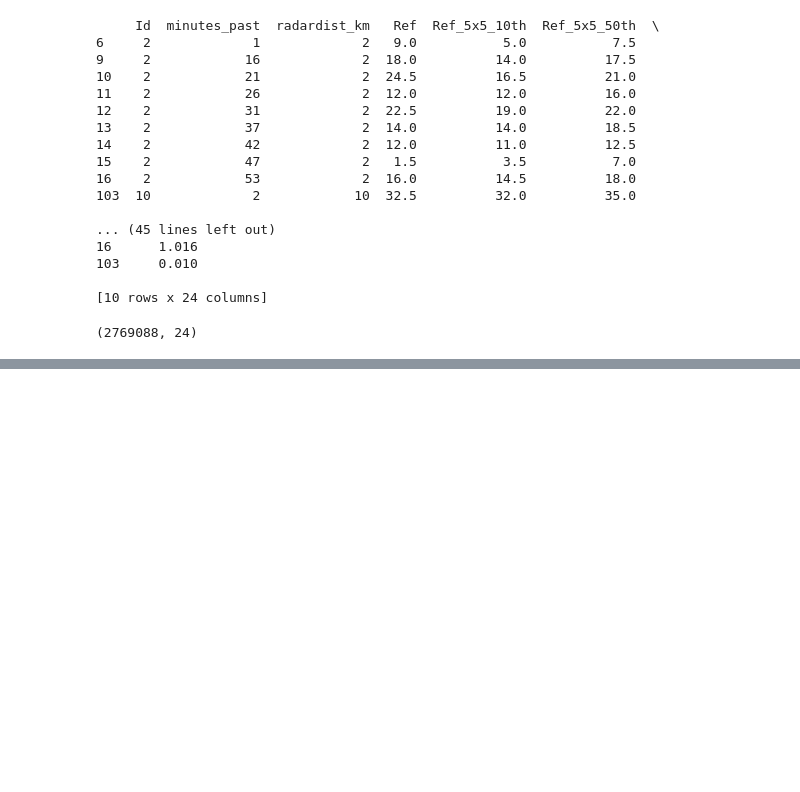
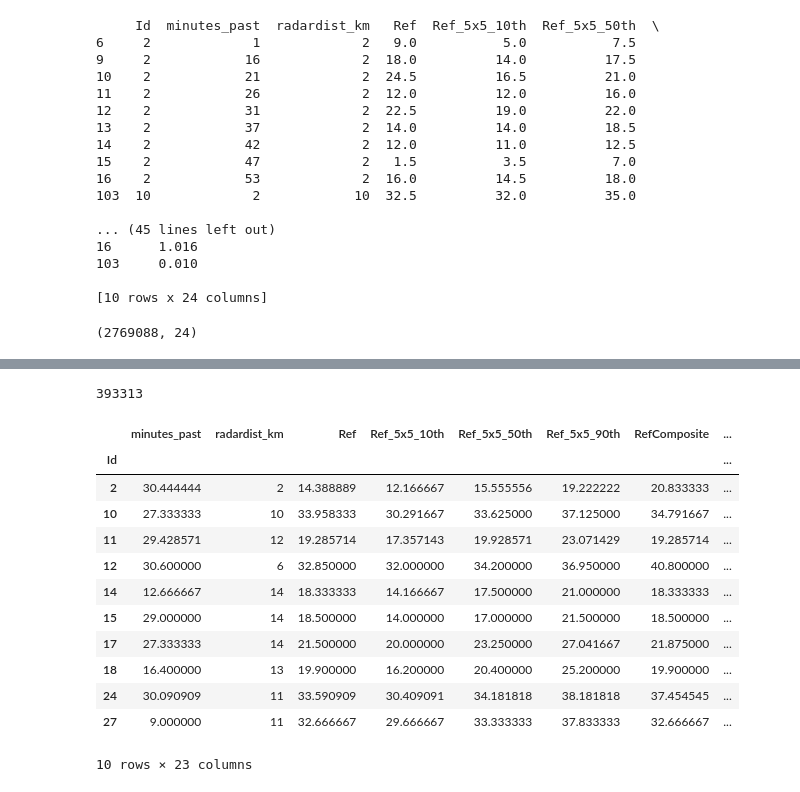
Before and after one commit to amirhamini/Learn_pandas, a Jupyter notebook: rain_data.ipynb, the cells around one changed output, grey strips where cells are left out. Cells and saved outputs as stored; diff of their text form; code cells hidden in the pictures; blank space fills up the shorter version.

Commit message:
grouped by Id avg others

```diff
--- a/rain_data.ipynb
+++ b/rain_data.ipynb
@@ -76,0 +104,24 @@ print df_nan_dropped.shape
+# %%
+df_nan_dropped.Id.nunique()
+# %% [output]
+393313
+# %%
+df_grbyId = df_nan_dropped.groupby('Id')
+# %%
+df_grbyIdavgOthers = df_grbyId.agg('mean')
+# %%
+df_grbyIdavgOthers.head(10)
+# %% [output]
+|  | minutes_past | radardist_km | Ref | Ref_5x5_10th | Ref_5x5_50th | Ref_5x5_90th | RefComposite | ... |
+| Id |  |  |  |  |  |  |  | ... |
+| 2 | 30.444444 | 2 | 14.388889 | 12.166667 | 15.555556 | 19.222222 | 20.833333 | ... |
+| 10 | 27.333333 | 10 | 33.958333 | 30.291667 | 33.625000 | 37.125000 | 34.791667 | ... |
+| 11 | 29.428571 | 12 | 19.285714 | 17.357143 | 19.928571 | 23.071429 | 19.285714 | ... |
+| 12 | 30.600000 | 6 | 32.850000 | 32.000000 | 34.200000 | 36.950000 | 40.800000 | ... |
+| 14 | 12.666667 | 14 | 18.333333 | 14.166667 | 17.500000 | 21.000000 | 18.333333 | ... |
+| 15 | 29.000000 | 14 | 18.500000 | 14.000000 | 17.000000 | 21.500000 | 18.500000 | ... |
+| 17 | 27.333333 | 14 | 21.500000 | 20.000000 | 23.250000 | 27.041667 | 21.875000 | ... |
+| 18 | 16.400000 | 13 | 19.900000 | 16.200000 | 20.400000 | 25.200000 | 19.900000 | ... |
+| 24 | 30.090909 | 11 | 33.590909 | 30.409091 | 34.181818 | 38.181818 | 37.454545 | ... |
+| 27 | 9.000000 | 11 | 32.666667 | 29.666667 | 33.333333 | 37.833333 | 32.666667 | ... |
+10 rows × 23 columns
```
Also changed, not shown: parts of 2 cells of this notebook.
